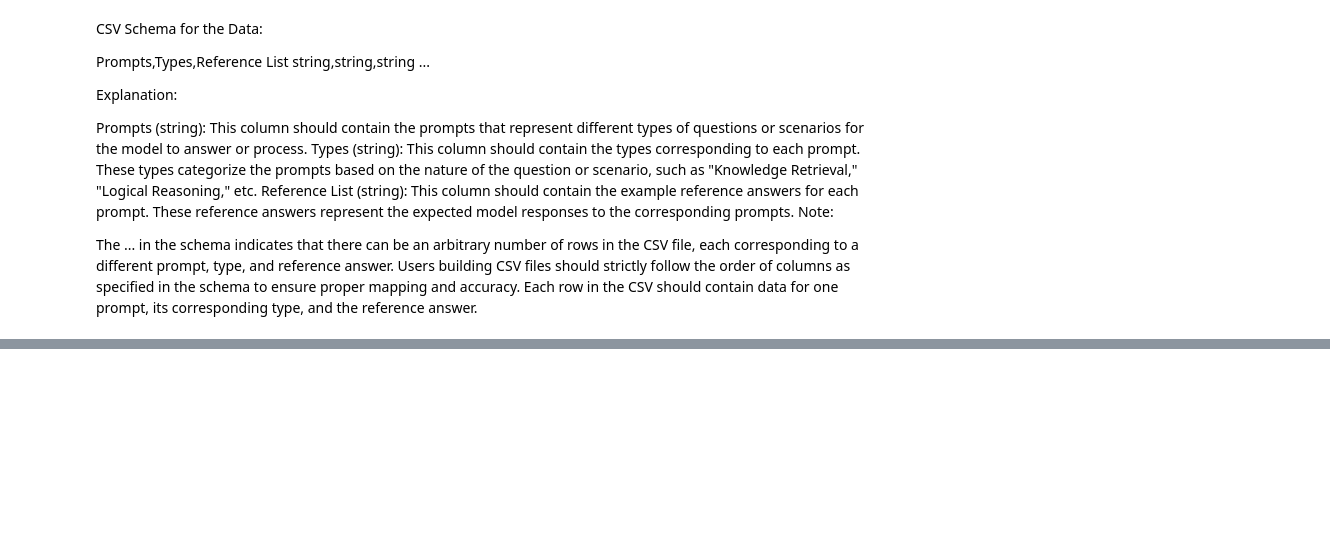
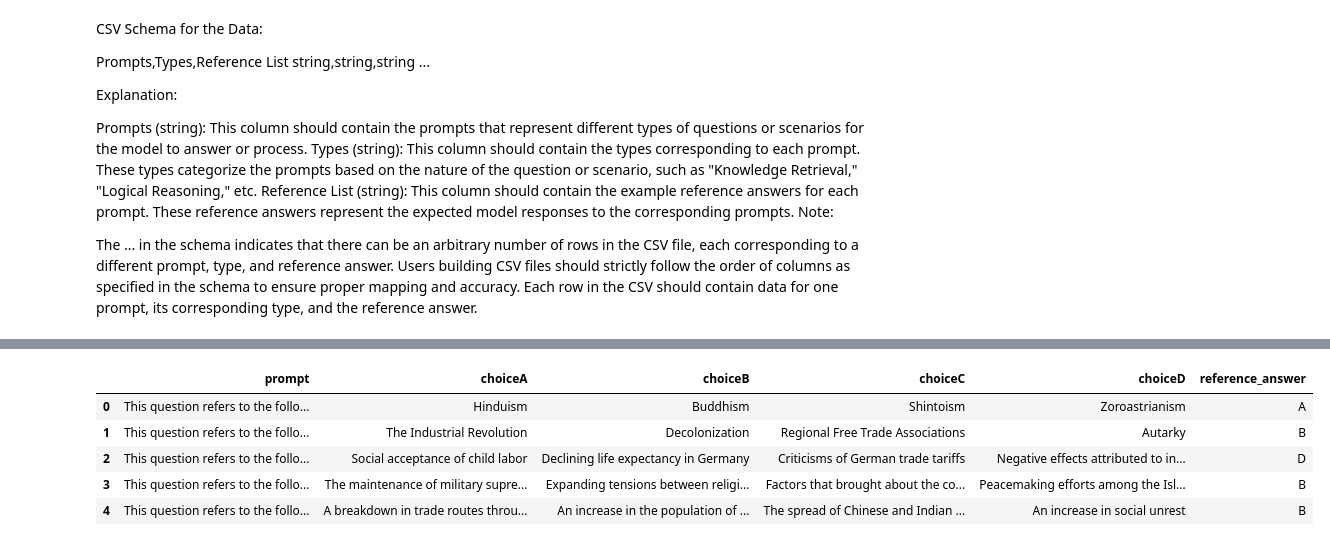
Before and after one commit to jbottum/t5pat, a Jupyter notebook: score2.ipynb, the cells around one changed output, grey strips where cells are left out. Drawn from its saved outputs; the diff is of its cells as text; code cells hidden in the pictures; blank space fills up the shorter version.

```diff
--- a/score2.ipynb
+++ b/score2.ipynb
@@ -384,0 +374,19 @@ pprint(json_data)
+# %%
+import pandas as pd
+
+# Load MMLU dataset from CSV without headers
+# mmlu_dataset_csv = "/content/formal_logic_dev.csv"
+mmlu_dataset_csv = "/content/high_school_world_history_dev.csv"
+# mmlu_dataset_csv = "/content/high_school_geography_dev.csv"
+column_names = ['prompt', 'choiceA', 'choiceB', 'choiceC', 'choiceD', 'reference_answer']
+df_mmlu = pd.read_csv(mmlu_dataset_csv, header=None, names=column_names)
+
+
+df_mmlu
+# %% [output]
+|  | prompt | choiceA | choiceB | choiceC | choiceD | reference_answer |
+| 0 | This question refers to the follo... | Hinduism | Buddhism | Shintoism | Zoroastrianism | A |
+| 1 | This question refers to the follo... | The Industrial Revolution | Decolonization | Regional Free Trade Associations | Autarky | B |
+| 2 | This question refers to the follo... | Social acceptance of child labor | Declining life expectancy in Germany | Criticisms of German trade tariffs | Negative effects attributed to in... | D |
+| 3 | This question refers to the follo... | The maintenance of military supre... | Expanding tensions between religi... | Factors that brought about the co... | Peacemaking efforts among the Isl... | B |
+| 4 | This question refers to the follo... | A breakdown in trade routes throu... | An increase in the population of ... | The spread of Chinese and Indian ... | An increase in social unrest | B |
```
Also changed, not shown: parts of 22 cells of this notebook.
